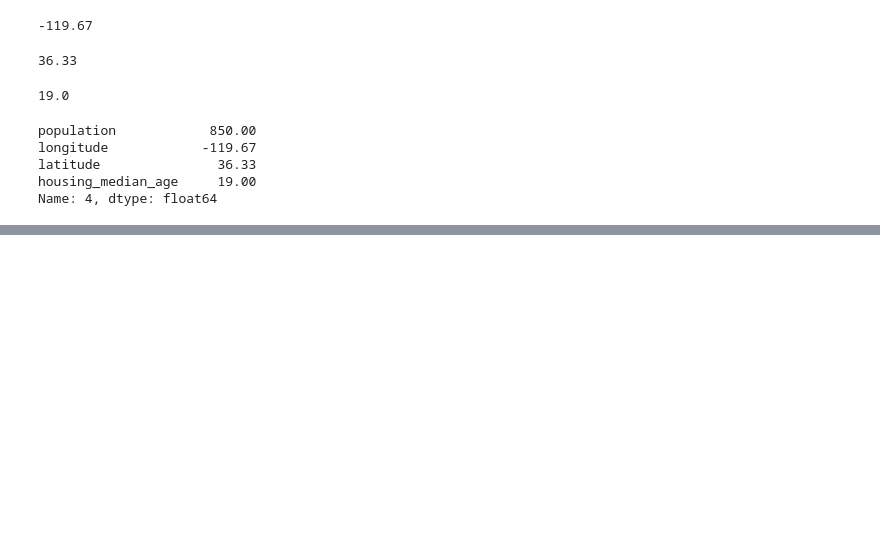
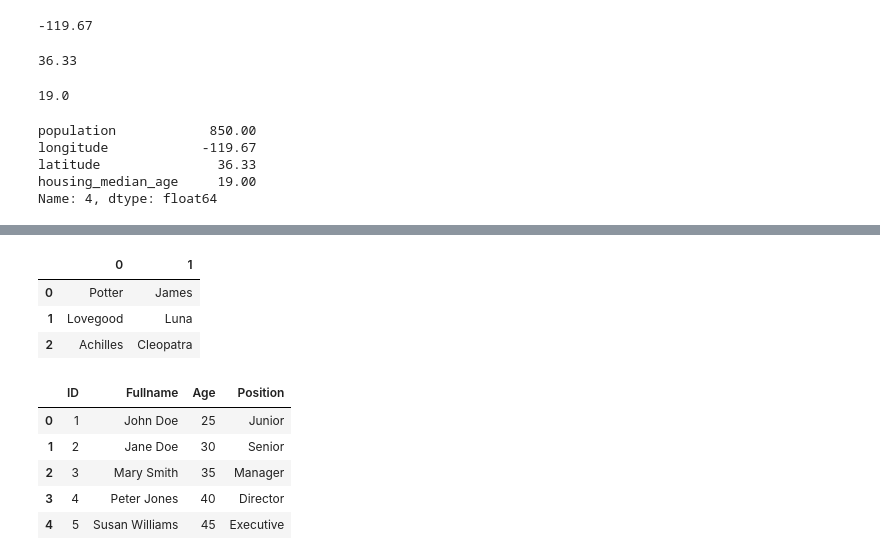
Before and after one commit to andazi/learning-pandas, a Jupyter notebook: learning_pandas.ipynb, the cells around one changed output, grey strips where cells are left out. Drawn from its saved outputs; the diff is of its cells as text; code cells hidden in the pictures; blank space fills up the shorter version.

```diff
--- a/learning_pandas.ipynb
+++ b/learning_pandas.ipynb
@@ -313,0 +398,26 @@ Name: 4, dtype: float64
+# %%
+first_name = pd.Series(['James', 'Luna', 'Cleopatra'])
+last_name = pd.Series(['Potter', 'Lovegood', 'Achilles'])
+
+df = pd.concat([last_name, first_name], axis=1)
+df
+# %% [output]
+|  | 0 | 1 |
+| 0 | Potter | James |
+| 1 | Lovegood | Luna |
+| 2 | Achilles | Cleopatra |
+# %%
+id_series = pd.Series([1, 2, 3, 4, 5], name = 'ID')
+fullnames_series = pd.Series(["John Doe", "Jane Doe", "Mary Smith", "Peter Jones", "Susan Williams"], name= 'Fullname')
+age_series = pd.Series([25, 30, 35, 40, 45], name = "Age")
+rank_series = pd.Series(["Junior", "Senior", "Manager", "Director", "Executive"], name = 'Position')
+
+employees = pd.concat([id_series, fullnames_series, age_series, rank_series], axis=1)
+employees
+# %% [output]
+|  | ID | Fullname | Age | Position |
+| 0 | 1 | John Doe | 25 | Junior |
+| 1 | 2 | Jane Doe | 30 | Senior |
+| 2 | 3 | Mary Smith | 35 | Manager |
+| 3 | 4 | Peter Jones | 40 | Director |
+| 4 | 5 | Susan Williams | 45 | Executive |
```
Also changed, not shown: parts of 21 cells of this notebook.
